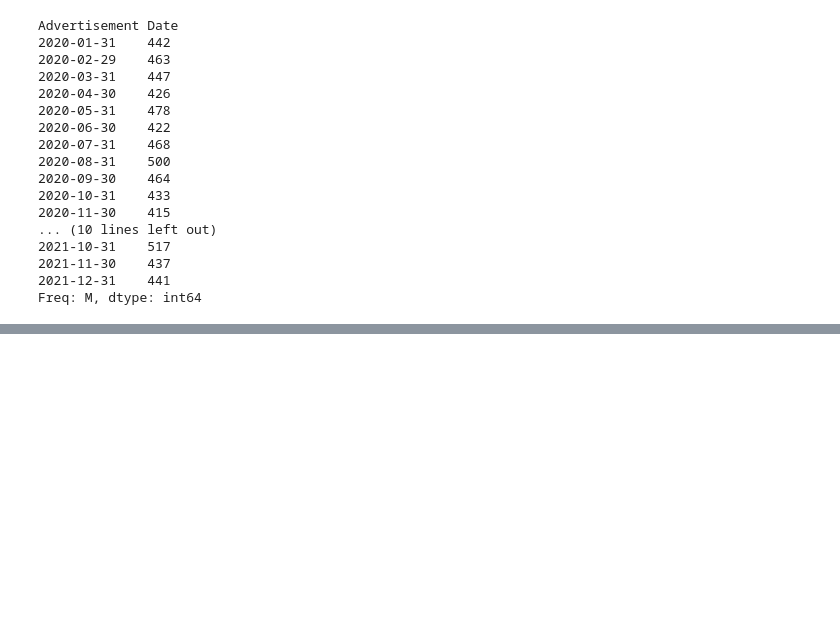
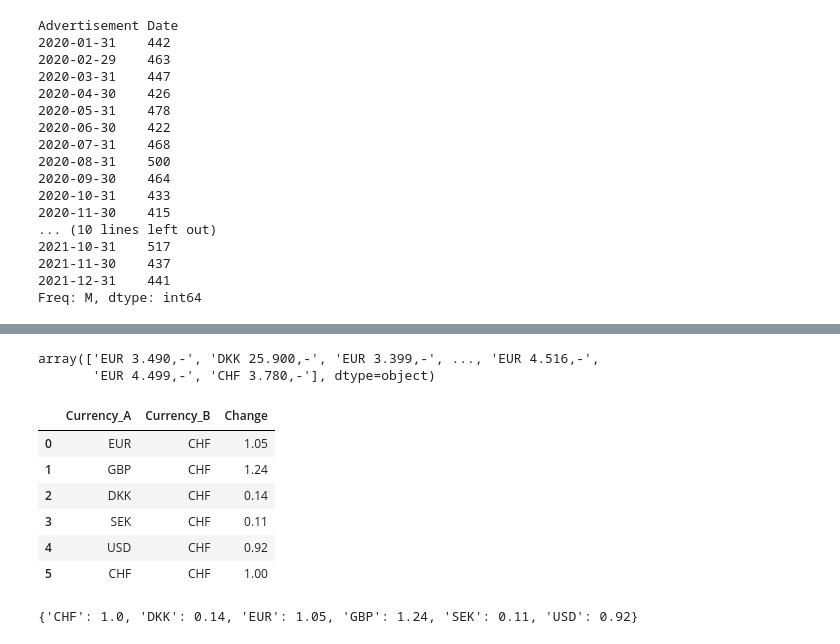
Before and after one commit to guillaumeovf/CarLoanDefault, a Jupyter notebook: Boat_Price.ipynb, the cells around one changed output, grey strips where cells are left out. Cells and saved outputs as stored; diff of their text form; code cells hidden in the pictures; blank space fills up the shorter version.

```diff
--- a/Boat_Price.ipynb
+++ b/Boat_Price.ipynb
@@ -587,0 +659,5 @@ test = df[df['Advertisement Date'] >= '2021-01-01'].reset_index(drop=True)
+# %%
+train_val['Price'].unique()
+# %% [output]
+array(['EUR 3.490,-', 'DKK 25.900,-', 'EUR 3.399,-', ..., 'EUR 4.516,-',
+       'EUR 4.499,-', 'CHF 3.780,-'], dtype=object)
@@ -587,0 +667,21 @@ test = df[df['Advertisement Date'] >= '2021-01-01'].reset_index(drop=True)
+# %%
+# Create a conversion table
+create_change = {'Currency_A': ['EUR', 'GBP', 'DKK', 'SEK', 'USD', 'CHF'],
+               'Currency_B': ['CHF', 'CHF', 'CHF', 'CHF', 'CHF', 'CHF'],
+               'Change': [1.05, 1.24, 0.14, 0.11, 0.92, 1]}
+
+change = pd.DataFrame(data=create_change)
+change
+# %% [output]
+|  | Currency_A | Currency_B | Change |
+| 0 | EUR | CHF | 1.05 |
+| 1 | GBP | CHF | 1.24 |
+| 2 | DKK | CHF | 0.14 |
+| 3 | SEK | CHF | 0.11 |
+| 4 | USD | CHF | 0.92 |
+| 5 | CHF | CHF | 1.00 |
+# %%
+dict_change = dict(zip(change.iloc[:,0], change.iloc[:,2]))
+dict_change
+# %% [output]
+{'CHF': 1.0, 'DKK': 0.14, 'EUR': 1.05, 'GBP': 1.24, 'SEK': 0.11, 'USD': 0.92}
```
Also changed, not shown: parts of 10 cells of this notebook.
